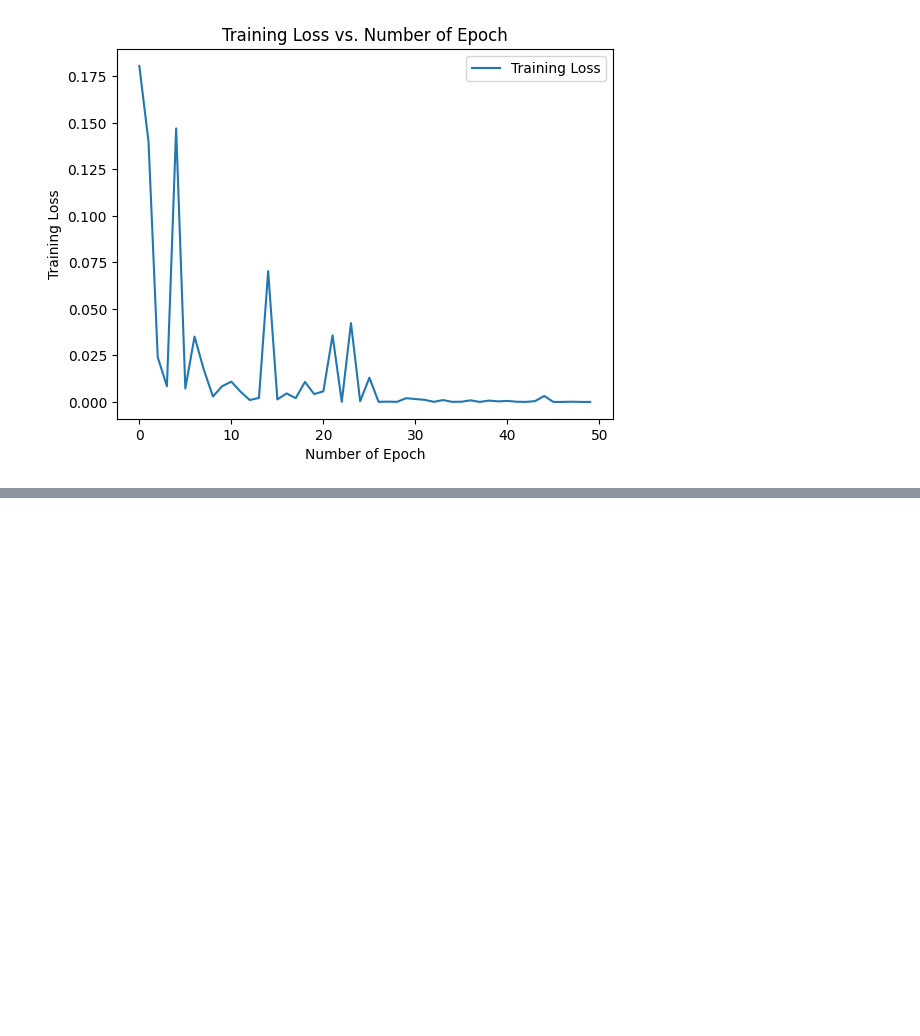
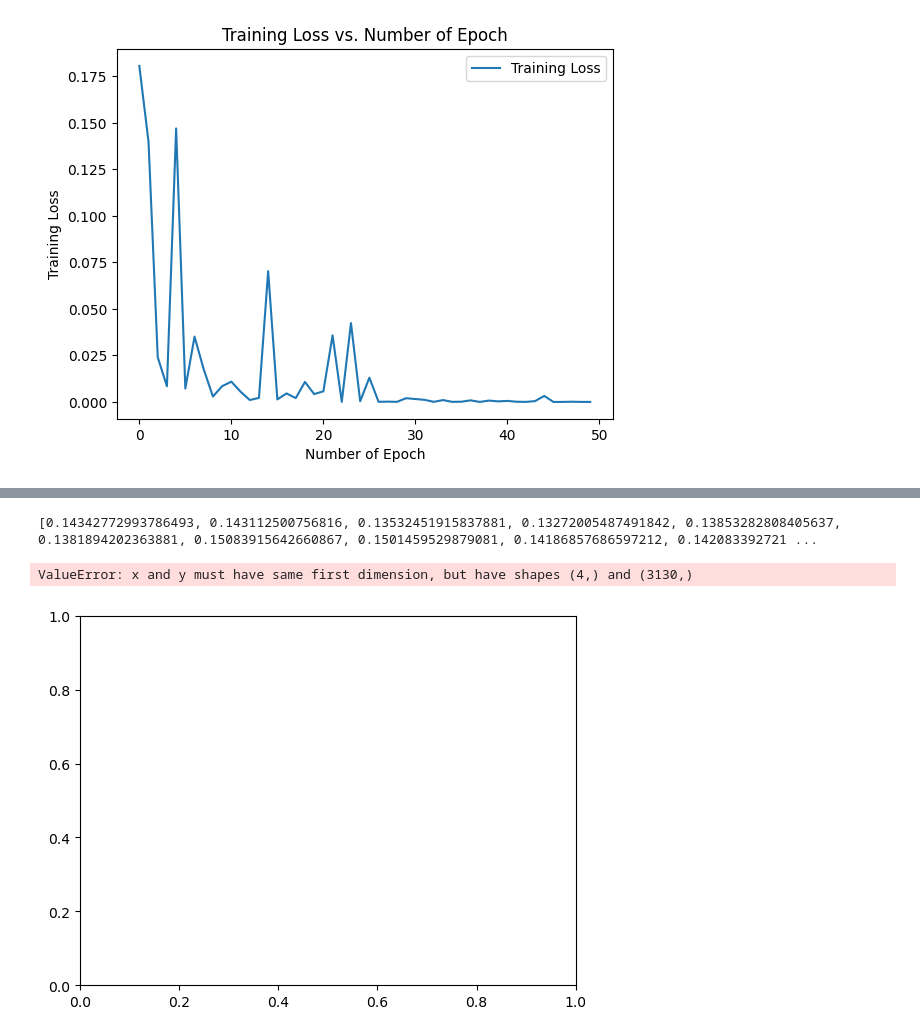
Before and after one commit to igouProto/CSC871-Project, a Jupyter notebook: train.ipynb, the cells around one changed output, grey strips where cells are left out. Drawn from its saved outputs; the diff is of its cells as text; code cells hidden in the pictures; blank space fills up the shorter version.

Commit message:
updated validation

```diff
--- a/train.ipynb
+++ b/train.ipynb
@@ -188,7 +188,7 @@ n = 28
 
 # number of classes (digits 0-9)
 num_classes = 10
-
+eval_every = 1
 
 
 # loss and optimizer, try other combos too?
@@ -198,9 +198,9 @@ loss_fn = torch.nn.CrossEntropyLoss()
 optimizer = torch.optim.Adam(model.parameters(), lr=learning_rate)
 
 # train!
-num_epochs = 50   #increase this to at least 50
+num_epochs = 6   #increase this to at least 50
 epoch_losses = [] # to plot the loss curve later
-
+val_loss = []
 for epoch in range(num_epochs):
 
     model = model.train()
@@ -215,7 +215,10 @@ for epoch in range(num_epochs):
         loss = loss_fn(logits, labels) # Loss function
         loss.backward()
         optimizer.step()
-
+    if epoch % eval_every == 0:
+            validate_loss= validate(test_loader, model, loss_fn)
+            print(f"epoch: {epoch}, validate loss: {validate_loss:.2f}")
+            val_loss.append(validate_loss)
     # logging + save the loss
     print(f"Epoch: {epoch+1:03d}/{num_epochs:03d}" f" | Batch {batch_idx:03d}/{len(train_loader):03d}" f" | Train Loss: {loss:.2f}")
     epoch_losses.append(loss)
@@ -253,19 +251,3 @@ plt.ylabel("Training Loss")
 [tensor(0.1807, grad_fn=<NllLossBackward0>), tensor(0.1399, grad_fn=<NllLossBackward0>), tensor(0.0240, grad_fn=<NllLossBackward0>), tensor(0.0084, grad_fn=<NllLossBackward0>), tensor(0.1471, grad_fn= ...
 Text(0, 0.5, 'Training Loss')
 [figure]
-# %%
-val_loss = []
-total_loss = 0
-for epochs in range(num_epochs):
-    model.eval()
-    for batch_idx, (images, labels) in enumerate(test_loader):
-        out = model(images)
-        loss = loss_fn(logits, labels)
-        total_loss += loss.item()
-        avg_loss = total_loss / len(test_loader)
-    # logging + save the loss
-    print(f"Epoch: {epochs+1:03d}/{num_epochs:03d}" f" | Batch {batch_idx:03d}/{len(test_loader):03d}" f" | Validation Loss: {loss.item():.2f}")
-    val_loss.append(avg_loss)
-
-
-#add some more measurements here: accuracy, confusion matrix, ...
@@ -289,0 +254,34 @@ Epoch: 050/050 | Batch 624/625 | Validation Loss: 34.70
+# %%
+
+ # Set model to evaluation mode
+def validate( dataloader: DataLoader, model: torch.nn.Module, loss_fn: torch.nn.Module):
+    model.eval()  # Set model to evaluation mode
+    total_loss = 0.0  # Initialize total loss for each epoch
+    num_batches = 0  # Initialize the number of batches processed
+
+    with torch.no_grad():
+        for images, labels in dataloader:
+            out = model(images)
+            loss = loss_fn(out, labels)
+            total_loss += loss.item()  # Accumulate total loss for the epoch
+            num_batches += 1
+
+    avg_loss = total_loss / num_batches
+    val_loss.append(avg_loss)
+    return avg_loss
+
+
+#add some more measurements here: accuracy, confusion matrix, ...
+# %% [output]
+[0.14342772993786493, 0.143112500756816, 0.13532451915837881, 0.13272005487491842, 0.13853282808405637, 0.1381894202363881, 0.15083915642660867, 0.1501459529879081, 0.14186857686597212, 0.142083392721 ...
+# %%
+plt.plot(range(1, epochs+1), val_loss, label='Validation Loss')
+plt.xlabel('Epoch')
+plt.ylabel('Validation Loss')
+plt.title('Validation Loss vs. Epoch')
+plt.legend()
+plt.grid(True)
+plt.show()
+# %% [output]
+ValueError: x and y must have same first dimension, but have shapes (4,) and (3130,)
+[figure, added]
```
Also changed, not shown: parts of 4 cells of this notebook.
